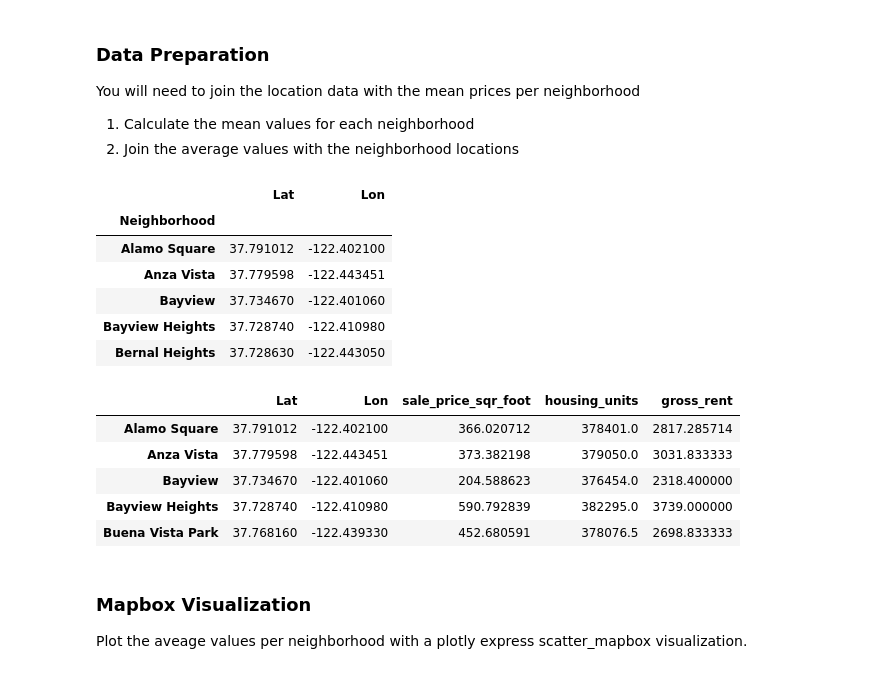
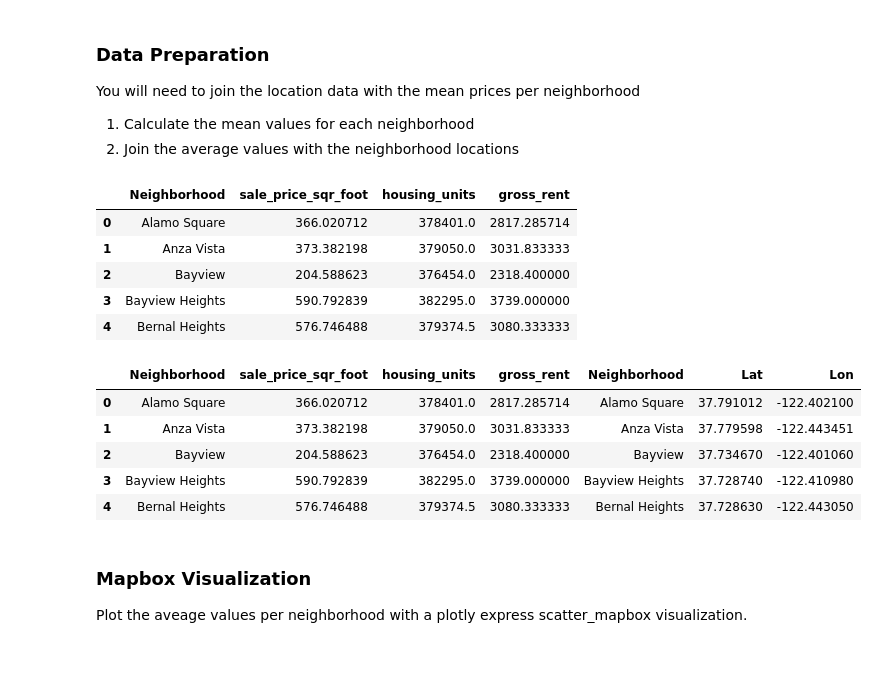
Before and after one commit to lwbakhit/Pyviz-Homework, a Jupyter notebook: rental_analysis.ipynb, the cells around one changed output. Drawn from its saved outputs; the diff is of its cells as text; code cells hidden in the pictures.

```diff
--- a/rental_analysis.ipynb
+++ b/rental_analysis.ipynb
@@ -221,27 +228,29 @@ You will need to join the location data with the mean prices per neighborhood
 2. Join the average values with the neighborhood locations
 # %%
 # Calculate the mean values for each neighborhood
-df_neighborhood_locations_avg = df_neighborhood_locations.groupby(['Neighborhood']).mean()
+
+df_neighborhood_locations_avg = sfo_data.groupby(by="neighborhood").mean()
+df_neighborhood_locations_avg.reset_index(inplace=True)
+df_neighborhood_locations_avg.rename(columns={"neighborhood": "Neighborhood"}, inplace=True)
 df_neighborhood_locations_avg.head()
 # %% [output]
-|  | Lat | Lon |
-| Neighborhood |  |  |
-| Alamo Square | 37.791012 | -122.402100 |
-| Anza Vista | 37.779598 | -122.443451 |
-| Bayview | 37.734670 | -122.401060 |
-| Bayview Heights | 37.728740 | -122.410980 |
-| Bernal Heights | 37.728630 | -122.443050 |
+|  | Neighborhood | sale_price_sqr_foot | housing_units | gross_rent |
+| 0 | Alamo Square | 366.020712 | 378401.0 | 2817.285714 |
+| 1 | Anza Vista | 373.382198 | 379050.0 | 3031.833333 |
+| 2 | Bayview | 204.588623 | 376454.0 | 2318.400000 |
+| 3 | Bayview Heights | 590.792839 | 382295.0 | 3739.000000 |
+| 4 | Bernal Heights | 576.746488 | 379374.5 | 3080.333333 |
 # %%
 # Join the average values with the neighborhood locations
-joined_df = pd.concat([df_neighborhood_locations_avg, sfo_group_avg], axis='columns', join='inner')
+joined_df = pd.concat([df_neighborhood_locations_avg, df_neighborhood_locations], axis="columns", join="inner")
 joined_df.head()
 # %% [output]
-|  | Lat | Lon | sale_price_sqr_foot | housing_units | gross_rent |
-| Alamo Square | 37.791012 | -122.402100 | 366.020712 | 378401.0 | 2817.285714 |
-| Anza Vista | 37.779598 | -122.443451 | 373.382198 | 379050.0 | 3031.833333 |
-| Bayview | 37.734670 | -122.401060 | 204.588623 | 376454.0 | 2318.400000 |
-| Bayview Heights | 37.728740 | -122.410980 | 590.792839 | 382295.0 | 3739.000000 |
-| Buena Vista Park | 37.768160 | -122.439330 | 452.680591 | 378076.5 | 2698.833333 |
+|  | Neighborhood | sale_price_sqr_foot | housing_units | gross_rent | Neighborhood | Lat | Lon |
+| 0 | Alamo Square | 366.020712 | 378401.0 | 2817.285714 | Alamo Square | 37.791012 | -122.402100 |
+| 1 | Anza Vista | 373.382198 | 379050.0 | 3031.833333 | Anza Vista | 37.779598 | -122.443451 |
+| 2 | Bayview | 204.588623 | 376454.0 | 2318.400000 | Bayview | 37.734670 | -122.401060 |
+| 3 | Bayview Heights | 590.792839 | 382295.0 | 3739.000000 | Bayview Heights | 37.728740 | -122.410980 |
+| 4 | Bernal Heights | 576.746488 | 379374.5 | 3080.333333 | Bernal Heights | 37.728630 | -122.443050 |
 # %% [markdown]
 ### Mapbox Visualization
 
```
Also changed, not shown: parts of 4 cells of this notebook, 2 other files.
